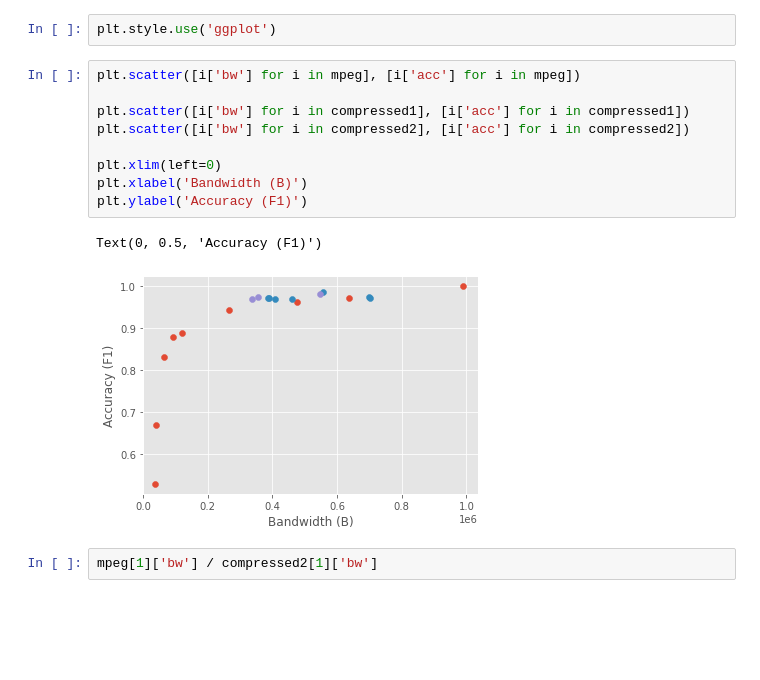
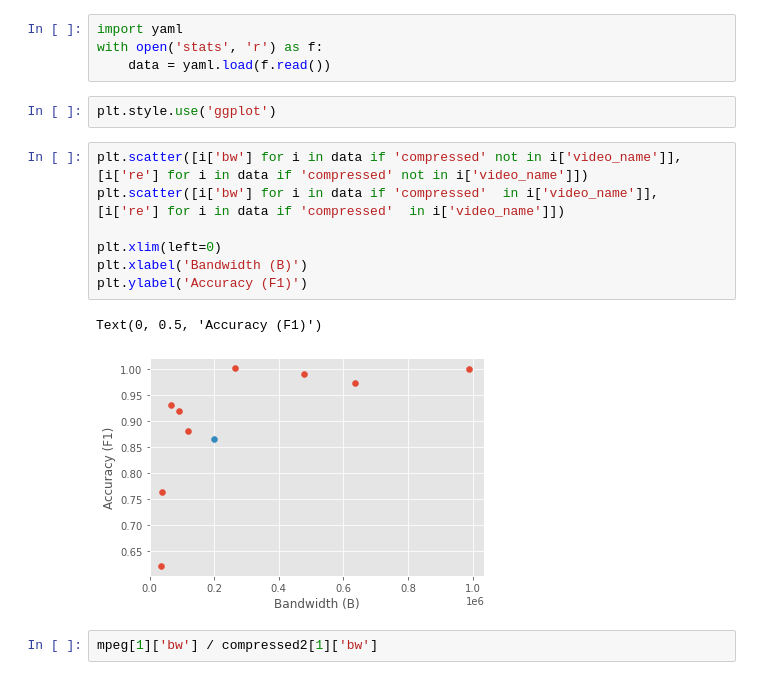
Before and after one commit to KuntaiDu/AccMPEG, a Jupyter notebook: visualize.ipynb, the cells around one changed output. Saved outputs shown, nothing was run; the diff lists cells and outputs as text; blank space fills up the shorter version.

```diff
--- a/visualize.ipynb
+++ b/visualize.ipynb
@@ -39,17 +3,19 @@ with open('stats', 'r') as f:
+# %%
+import yaml
+with open('stats', 'r') as f:
+    data = yaml.load(f.read())
 # %%
 plt.style.use('ggplot')
 # %%
-plt.scatter([i['bw'] for i in mpeg], [i['acc'] for i in mpeg])
-
-plt.scatter([i['bw'] for i in compressed1], [i['acc'] for i in compressed1])
-plt.scatter([i['bw'] for i in compressed2], [i['acc'] for i in compressed2])
+plt.scatter([i['bw'] for i in data if 'compressed' not in i['video_name']], [i['re'] for i in data if 'compressed' not in i['video_name']])
+plt.scatter([i['bw'] for i in data if 'compressed'  in i['video_name']], [i['re'] for i in data if 'compressed'  in i['video_name']])
 
 plt.xlim(left=0)
 plt.xlabel('Bandwidth (B)')
 plt.ylabel('Accuracy (F1)')
 # %% [output]
 Text(0, 0.5, 'Accuracy (F1)')
-[figure, old version]
+[figure, new version]
 # %%
 mpeg[1]['bw'] / compressed2[1]['bw']
 # %% [output]
```
Also changed, not shown: parts of 1 cell of this notebook, 25 other files.
